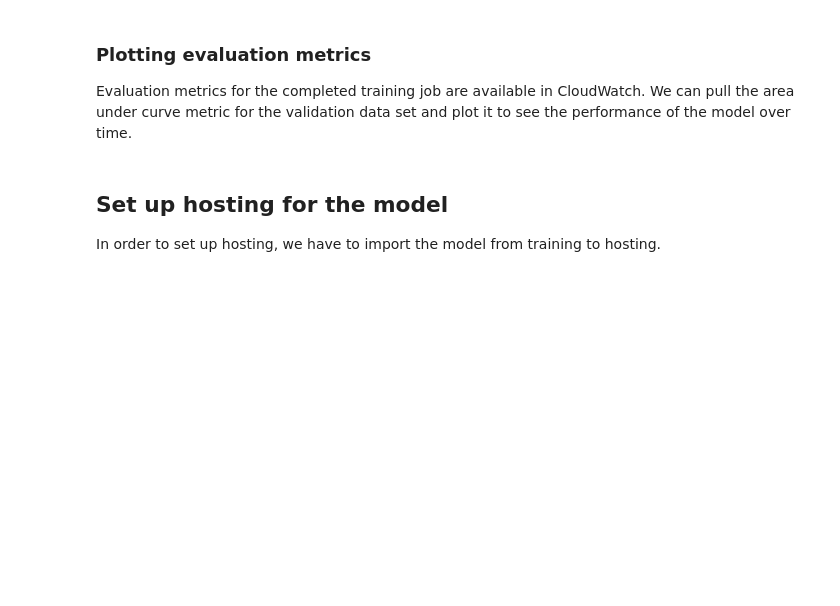
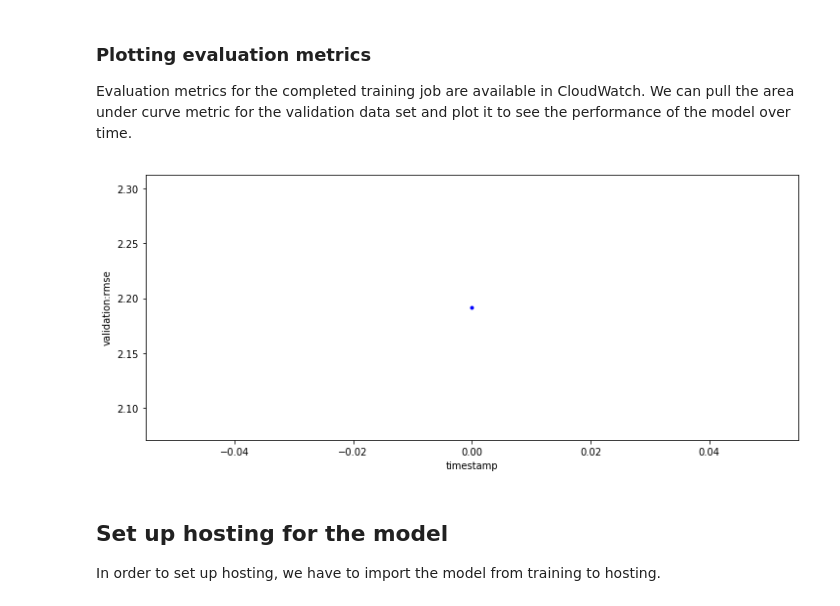
Before and after one commit to JustinNeumann/AWS_Sagemaker, a Jupyter notebook: xgboost_abalone.ipynb, the cells around one changed output. Cells and saved outputs as stored; diff of their text form; code cells hidden in the pictures; blank space fills up the shorter version.

Commit message:
correct job name retrieval

```diff
--- a/xgboost_abalone.ipynb
+++ b/xgboost_abalone.ipynb
@@ -130,12 +161,14 @@ Evaluation metrics for the completed training job are available in CloudWatch. W
 # %%
 %matplotlib inline
 from sagemaker.analytics import TrainingJobAnalytics
 
 metric_name = 'validation:rmse'
 
-metrics_dataframe = TrainingJobAnalytics(training_job_name=job_name, metric_names=[metric_name]).dataframe()
+metrics_dataframe = TrainingJobAnalytics(training_job_name=xgb.latest_training_job.job_name, metric_names=[metric_name]).dataframe()
 plt = metrics_dataframe.plot(kind='line', figsize=(12,5), x='timestamp', y='value', style='b.', legend=False)
 plt.set_ylabel(metric_name);
+# %% [output]
+[figure, added]
 # %% [markdown]
 ## Set up hosting for the model
 In order to set up hosting, we have to import the model from training to hosting.
```
Also changed, not shown: parts of 6 cells of this notebook.
